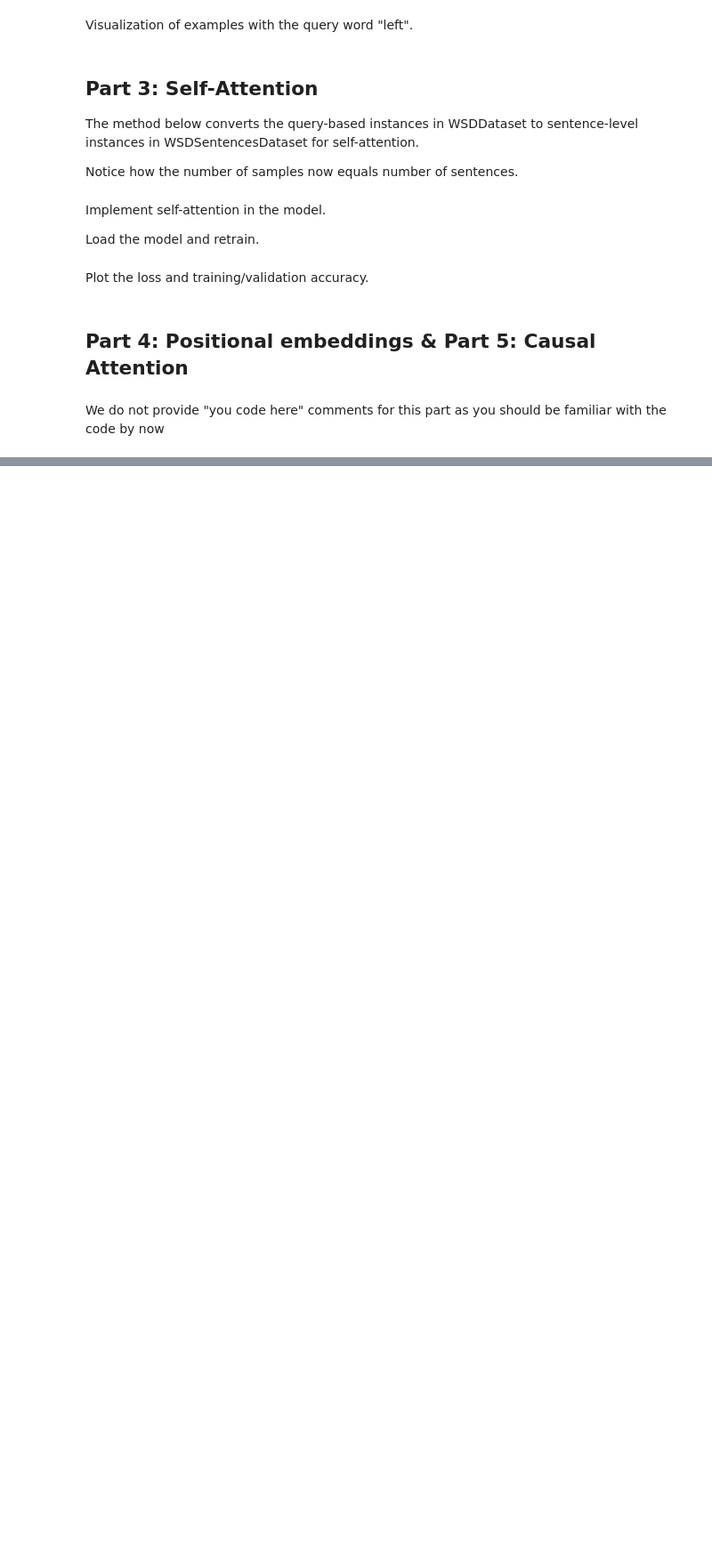
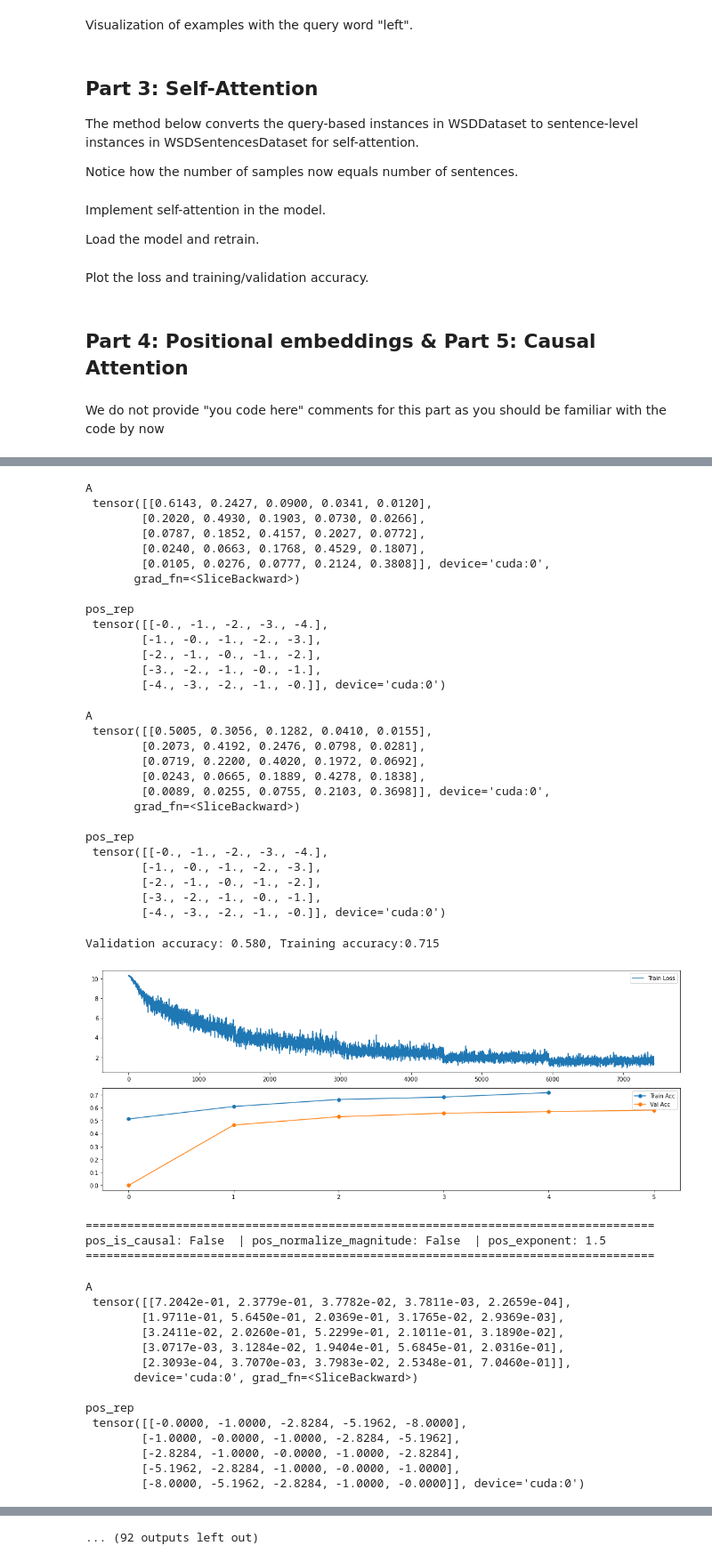
Before and after one commit to TomerRonen34/AMNLP, a Jupyter notebook: ex1/wsd_model.ipynb, the cells around one changed output, grey strips where cells are left out. Shown at 89% size. Cells and saved outputs as stored; diff of their text form; code cells hidden in the pictures; blank space fills up the shorter version.

```diff
--- a/ex1/wsd_model.ipynb
+++ b/ex1/wsd_model.ipynb
@@ -318,9 +318,10 @@ for pos_is_causal in [False, True]:
             print("pos_is_causal:", pos_is_causal, " | pos_normalize_magnitude:", pos_normalize_magnitude,
                   " | pos_exponent:", pos_exponent)
             print("==================================================================================")
-            train_eval_positional(num_epochs=1,
+            train_eval_positional(num_epochs=5,
                                   pos_exponent=pos_exponent,
                                   pos_cutoff_position=10,
                                   pos_is_causal=pos_is_causal,
                                   pos_normalize_magnitude=pos_normalize_magnitude,
-                                  DEBUG_dummy_train=True)
+                                  DEBUG_dummy_train=False)
+# %% [output]
@@ -326,0 +386,47 @@ for pos_is_causal in [False, True]:
+A
+ tensor([[0.6143, 0.2427, 0.0900, 0.0341, 0.0120],
+        [0.2020, 0.4930, 0.1903, 0.0730, 0.0266],
+        [0.0787, 0.1852, 0.4157, 0.2027, 0.0772],
+        [0.0240, 0.0663, 0.1768, 0.4529, 0.1807],
+        [0.0105, 0.0276, 0.0777, 0.2124, 0.3808]], device='cuda:0',
+       grad_fn=<SliceBackward>)
+
+pos_rep
+ tensor([[-0., -1., -2., -3., -4.],
+        [-1., -0., -1., -2., -3.],
+        [-2., -1., -0., -1., -2.],
+        [-3., -2., -1., -0., -1.],
+        [-4., -3., -2., -1., -0.]], device='cuda:0')
+A
+ tensor([[0.5005, 0.3056, 0.1282, 0.0410, 0.0155],
+        [0.2073, 0.4192, 0.2476, 0.0798, 0.0281],
+        [0.0719, 0.2200, 0.4020, 0.1972, 0.0692],
+        [0.0243, 0.0665, 0.1889, 0.4278, 0.1838],
+        [0.0089, 0.0255, 0.0755, 0.2103, 0.3698]], device='cuda:0',
+       grad_fn=<SliceBackward>)
+
+pos_rep
+ tensor([[-0., -1., -2., -3., -4.],
+        [-1., -0., -1., -2., -3.],
+        [-2., -1., -0., -1., -2.],
+        [-3., -2., -1., -0., -1.],
+        [-4., -3., -2., -1., -0.]], device='cuda:0')
+Validation accuracy: 0.580, Training accuracy:0.715
+[figure, added]
+==================================================================================
+pos_is_causal: False  | pos_normalize_magnitude: False  | pos_exponent: 1.5
+==================================================================================
+A
+ tensor([[7.2042e-01, 2.3779e-01, 3.7782e-02, 3.7811e-03, 2.2659e-04],
+        [1.9711e-01, 5.6450e-01, 2.0369e-01, 3.1765e-02, 2.9369e-03],
+        [3.2411e-02, 2.0260e-01, 5.2299e-01, 2.1011e-01, 3.1890e-02],
+        [3.0717e-03, 3.1284e-02, 1.9404e-01, 5.6845e-01, 2.0316e-01],
+        [2.3093e-04, 3.7070e-03, 3.7983e-02, 2.5348e-01, 7.0460e-01]],
+       device='cuda:0', grad_fn=<SliceBackward>)
+
+pos_rep
+ tensor([[-0.0000, -1.0000, -2.8284, -5.1962, -8.0000],
+        [-1.0000, -0.0000, -1.0000, -2.8284, -5.1962],
+        [-2.8284, -1.0000, -0.0000, -1.0000, -2.8284],
+        [-5.1962, -2.8284, -1.0000, -0.0000, -1.0000],
+        [-8.0000, -5.1962, -2.8284, -1.0000, -0.0000]], device='cuda:0')
@@ -326,0 +447 @@ for pos_is_causal in [False, True]:
+... (92 outputs left out)
```
Also changed, not shown: parts of 1 cell of this notebook, 1 other file.
